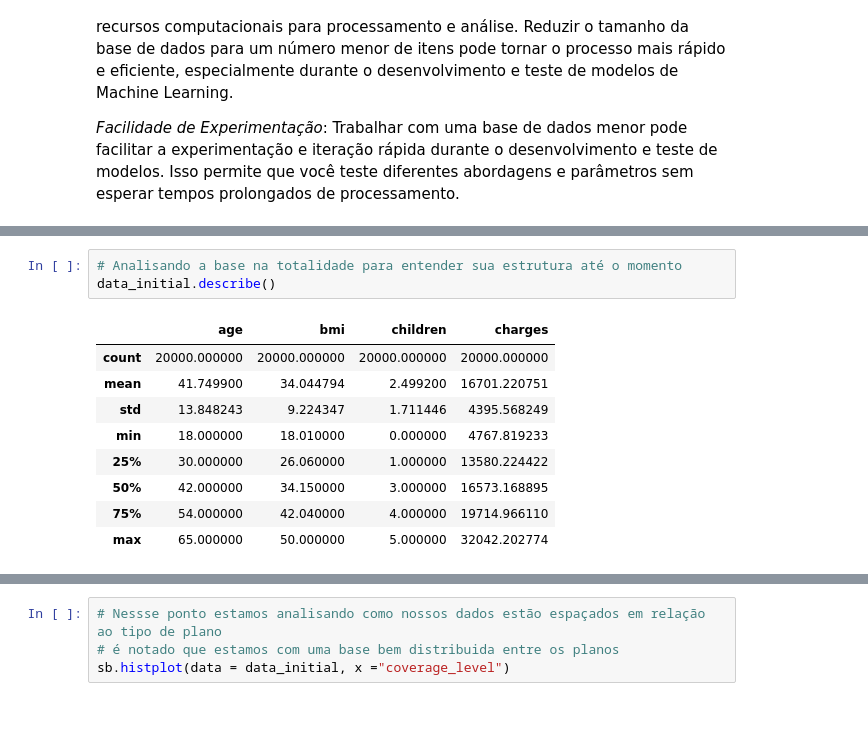
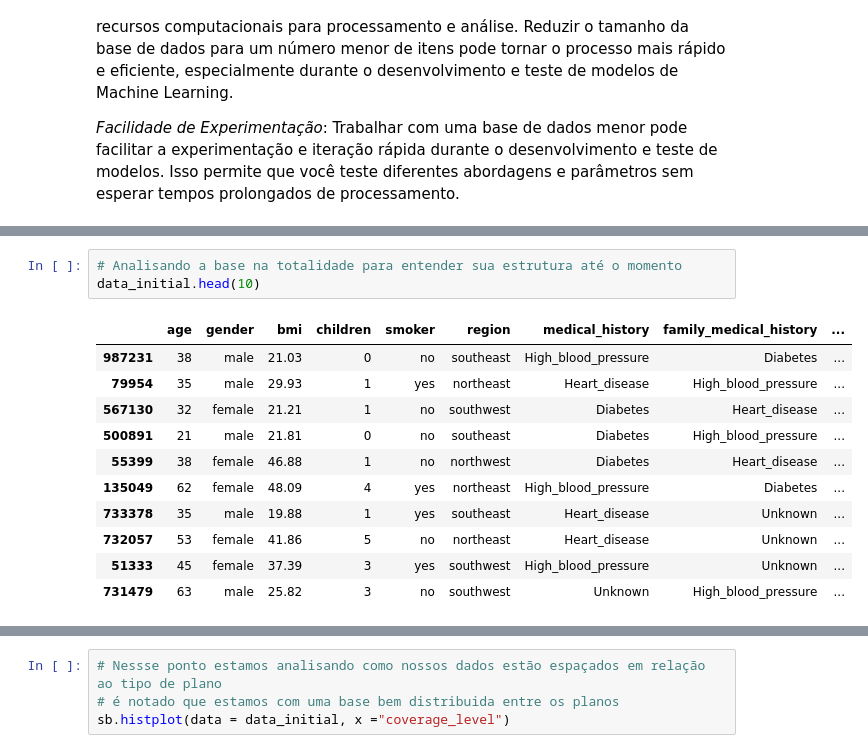
Before and after one commit to JulioGuedesCordeiro/ProjetoFIAP01, a Jupyter notebook: ProjetoFIAP01.ipynb, the cells around one changed output, grey strips where cells are left out. Cells and saved outputs as stored; diff of their text form; blank space fills up the shorter version.

```diff
--- a/ProjetoFIAP01.ipynb
+++ b/ProjetoFIAP01.ipynb
@@ -161,13 +228,15 @@ Name: count, dtype: int64
 # %%
 # Analisando a base na totalidade para entender sua estrutura até o momento
-data_initial.describe()
+data_initial.head(10)
 # %% [output]
-|  | age | bmi | children | charges |
-| count | 20000.000000 | 20000.000000 | 20000.000000 | 20000.000000 |
-| mean | 41.749900 | 34.044794 | 2.499200 | 16701.220751 |
-| std | 13.848243 | 9.224347 | 1.711446 | 4395.568249 |
-| min | 18.000000 | 18.010000 | 0.000000 | 4767.819233 |
-| 25% | 30.000000 | 26.060000 | 1.000000 | 13580.224422 |
-| 50% | 42.000000 | 34.150000 | 3.000000 | 16573.168895 |
-| 75% | 54.000000 | 42.040000 | 4.000000 | 19714.966110 |
-| max | 65.000000 | 50.000000 | 5.000000 | 32042.202774 |
+|  | age | gender | bmi | children | smoker | region | medical_history | family_medical_history | ... |
+| 987231 | 38 | male | 21.03 | 0 | no | southeast | High_blood_pressure | Diabetes | ... |
+| 79954 | 35 | male | 29.93 | 1 | yes | northeast | Heart_disease | High_blood_pressure | ... |
+| 567130 | 32 | female | 21.21 | 1 | no | southwest | Diabetes | Heart_disease | ... |
+| 500891 | 21 | male | 21.81 | 0 | no | southeast | Diabetes | High_blood_pressure | ... |
+| 55399 | 38 | female | 46.88 | 1 | no | northwest | Diabetes | Heart_disease | ... |
+| 135049 | 62 | female | 48.09 | 4 | yes | northeast | High_blood_pressure | Diabetes | ... |
+| 733378 | 35 | male | 19.88 | 1 | yes | southeast | Heart_disease | Unknown | ... |
+| 732057 | 53 | female | 41.86 | 5 | no | northeast | Heart_disease | Unknown | ... |
+| 51333 | 45 | female | 37.39 | 3 | yes | southwest | High_blood_pressure | Unknown | ... |
+| 731479 | 63 | male | 25.82 | 3 | no | southwest | Unknown | High_blood_pressure | ... |
```
Also changed, not shown: parts of 24 cells of this notebook.
